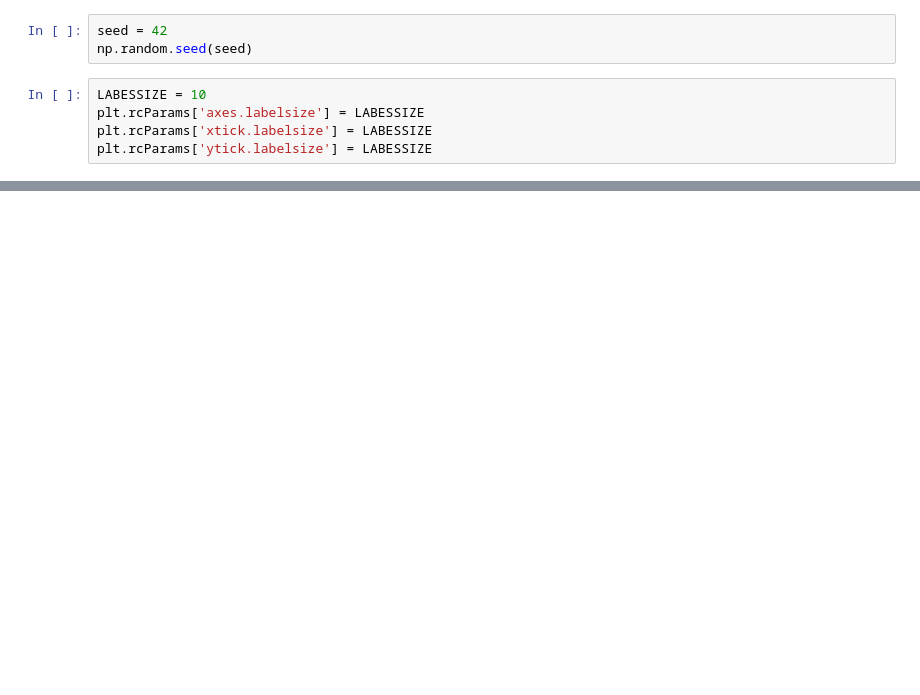
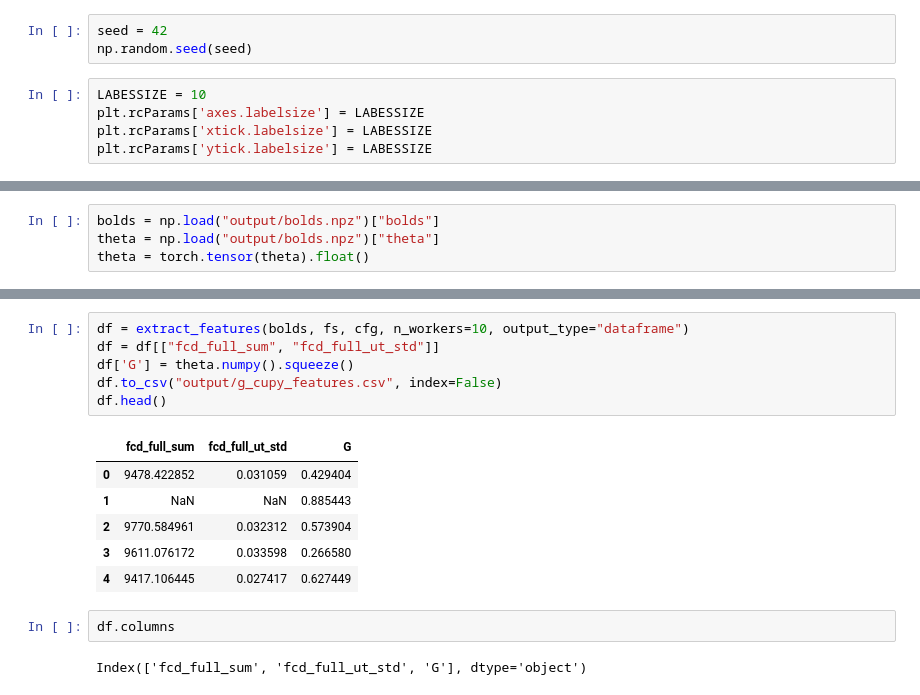
Before and after one commit to ins-amu/vbi, a Jupyter notebook: docs/examples/mpr_sde_cupy.ipynb, the cells around one changed output, grey strips where cells are left out. Cells and saved outputs as stored; diff of their text form; blank space fills up the shorter version.

```diff
--- a/docs/examples/mpr_sde_cupy.ipynb
+++ b/docs/examples/mpr_sde_cupy.ipynb
@@ -76,0 +141,4 @@ if fmri_d.ndim == 3:
+# %%
+bolds = np.load("output/bolds.npz")["bolds"]
+theta = np.load("output/bolds.npz")["theta"]
+theta = torch.tensor(theta).float()
@@ -76,0 +166,17 @@ if fmri_d.ndim == 3:
+# %%
+df = extract_features(bolds, fs, cfg, n_workers=10, output_type="dataframe")
+df = df[["fcd_full_sum", "fcd_full_ut_std"]]
+df['G'] = theta.numpy().squeeze()
+df.to_csv("output/g_cupy_features.csv", index=False)
+df.head()
+# %% [output]
+|  | fcd_full_sum | fcd_full_ut_std | G |
+| 0 | 9478.422852 | 0.031059 | 0.429404 |
+| 1 | NaN | NaN | 0.885443 |
+| 2 | 9770.584961 | 0.032312 | 0.573904 |
+| 3 | 9611.076172 | 0.033598 | 0.266580 |
+| 4 | 9417.106445 | 0.027417 | 0.627449 |
+# %%
+df.columns
+# %% [output]
+Index(['fcd_full_sum', 'fcd_full_ut_std', 'G'], dtype='object')
```
Also changed, not shown: parts of 22 cells of this notebook.
